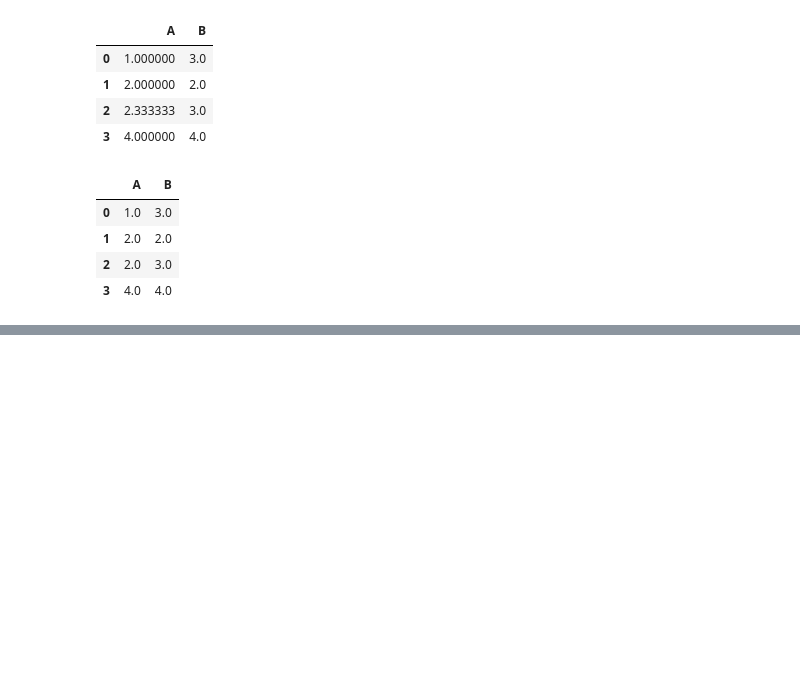
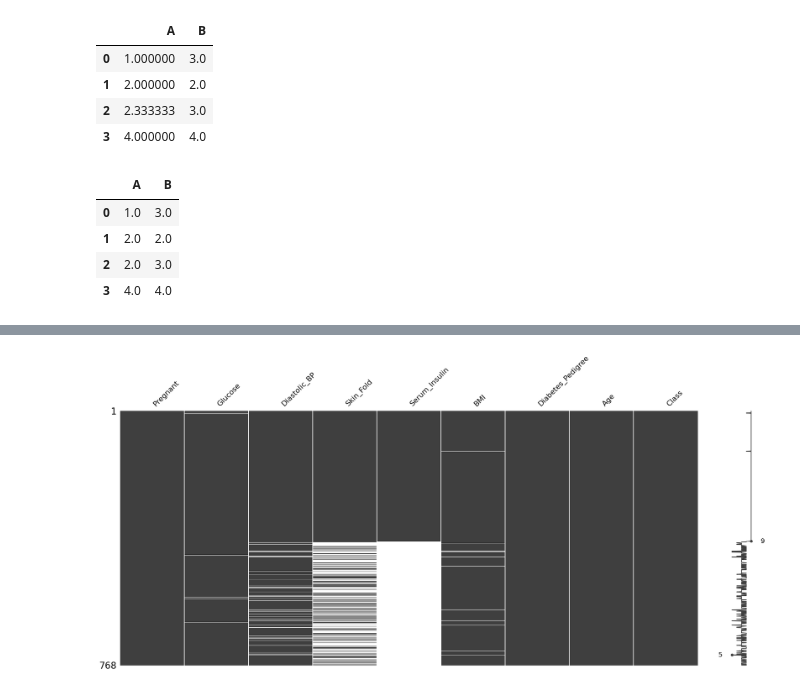
Before and after one commit to ervinstrmcnik/python-data-analytics, a Jupyter notebook: Part_05_Data_Wrangling_With_Pandas/Chapter_Introduction_to_Missing_Data.ipynb, the cells around one changed output, grey strips where cells are left out. Cells and saved outputs as stored; diff of their text form; code cells hidden in the pictures; blank space fills up the shorter version.

```diff
--- a/Part_05_Data_Wrangling_With_Pandas/Chapter_Introduction_to_Missing_Data.ipynb
+++ b/Part_05_Data_Wrangling_With_Pandas/Chapter_Introduction_to_Missing_Data.ipynb
@@ -450,0 +662,11 @@ df_filled
+# %%
+# Sort diabetes dataframe on 'Serum Insulin'
+sorted_values = diabetes.sort_values("Serum_Insulin")
+
+# Visualize the missingness summary of sorted
+msno.matrix(sorted_values)
+
+# Display nullity matrix
+plt.show()
+# %% [output]
+[figure, added]
```
Also changed, not shown: parts of 28 cells of this notebook, 7 other files.
